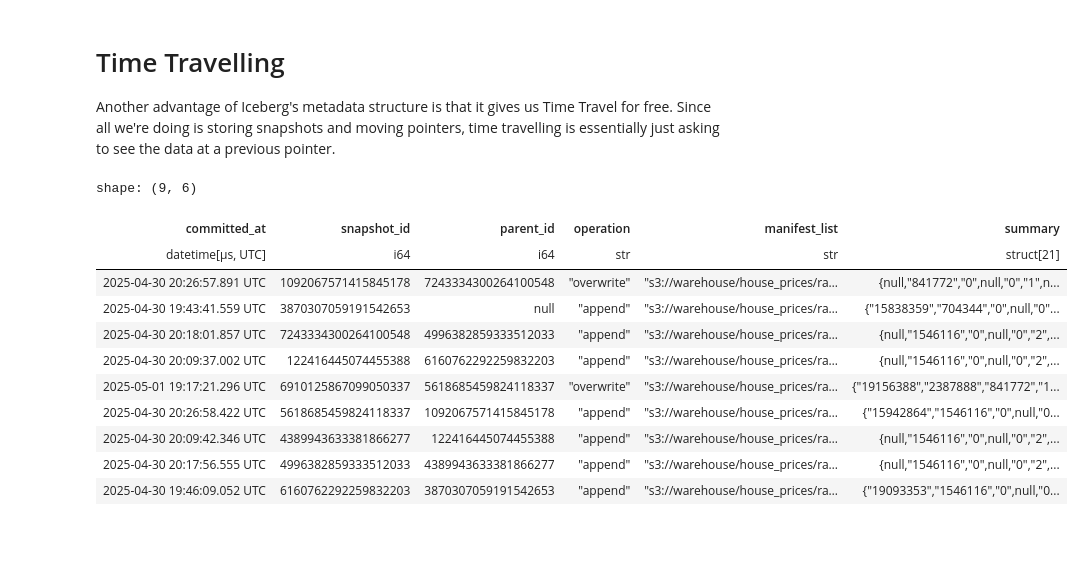
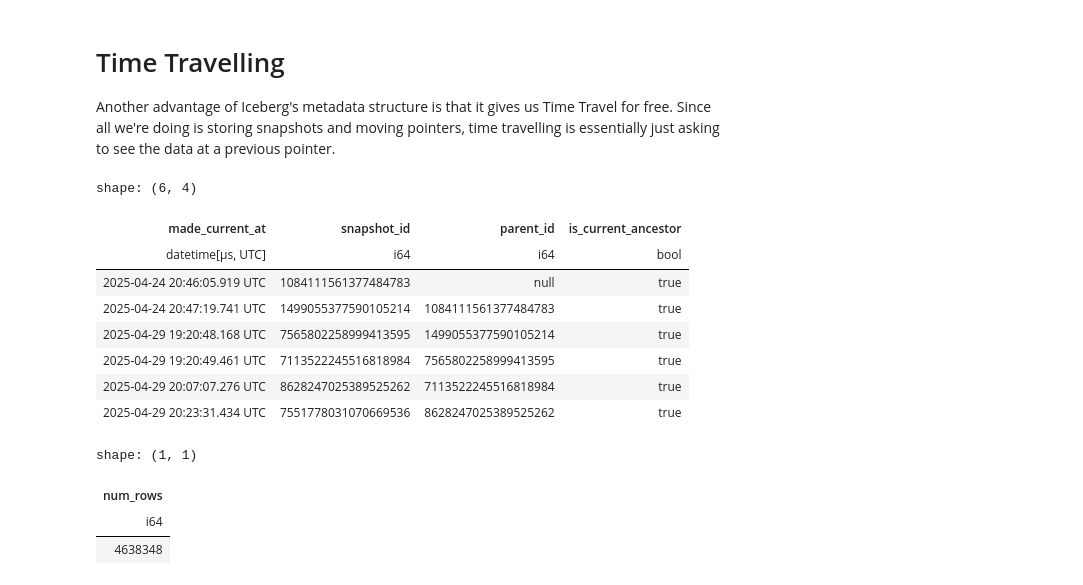
Before and after one commit to henryharbeck/pydata-london-2025-hands-on-apache-iceberg, a Jupyter notebook: notebooks/04-Time Travel.ipynb, the cells around one changed output. Drawn from its saved outputs; the diff is of its cells as text; code cells hidden in the pictures; blank space fills up the shorter version.

```diff
--- a/notebooks/04-Time Travel.ipynb
+++ b/notebooks/04-Time Travel.ipynb
@@ -8,19 +9,27 @@ import polars as pl
 # %%
 engine = sa.create_engine("trino://trino:@trino:8080/lakekeeper")
+catalog = RestCatalog("lakekeeper", uri="http://lakekeeper:8181/catalog", warehouse="lakehouse")
+house_prices_t = catalog.load_table("house_prices.raw")
+
+def query(sql) -> pl.DataFrame:
+    with engine.connect() as conn:
+        return pl.read_database(sql, conn)
 # %%
-with engine.connect() as conn:
-    df = pl.read_database('SELECT * FROM house_prices."raw$snapshots"', conn)
-df
+query('SELECT * FROM house_prices."raw$history" order by made_current_at')
 # %% [output]
-shape: (9, 6)
+shape: (6, 4)
-| committed_at | snapshot_id | parent_id | operation | manifest_list | summary |
-| datetime[μs, UTC] | i64 | i64 | str | str | struct[21] |
-| 2025-04-30 20:26:57.891 UTC | 1092067571415845178 | 7243334300264100548 | "overwrite" | "s3://warehouse/house_prices/ra… | {null,"841772","0",null,"0","1",n... |
-| 2025-04-30 19:43:41.559 UTC | 3870307059191542653 | null | "append" | "s3://warehouse/house_prices/ra… | {"15838359","704344","0",null,"0"... |
-| 2025-04-30 20:18:01.857 UTC | 7243334300264100548 | 4996382859333512033 | "append" | "s3://warehouse/house_prices/ra… | {null,"1546116","0",null,"0","2",... |
-| 2025-04-30 20:09:37.002 UTC | 122416445074455388 | 6160762292259832203 | "append" | "s3://warehouse/house_prices/ra… | {null,"1546116","0",null,"0","2",... |
-| 2025-05-01 19:17:21.296 UTC | 6910125867099050337 | 5618685459824118337 | "overwrite" | "s3://warehouse/house_prices/ra… | {"19156388","2387888","841772","1... |
-| 2025-04-30 20:26:58.422 UTC | 5618685459824118337 | 1092067571415845178 | "append" | "s3://warehouse/house_prices/ra… | {"15942864","1546116","0",null,"0... |
-| 2025-04-30 20:09:42.346 UTC | 4389943633381866277 | 122416445074455388 | "append" | "s3://warehouse/house_prices/ra… | {null,"1546116","0",null,"0","2",... |
-| 2025-04-30 20:17:56.555 UTC | 4996382859333512033 | 4389943633381866277 | "append" | "s3://warehouse/house_prices/ra… | {null,"1546116","0",null,"0","2",... |
-| 2025-04-30 19:46:09.052 UTC | 6160762292259832203 | 3870307059191542653 | "append" | "s3://warehouse/house_prices/ra… | {"19093353","1546116","0",null,"0... |
+| made_current_at | snapshot_id | parent_id | is_current_ancestor |
+| datetime[μs, UTC] | i64 | i64 | bool |
+| 2025-04-24 20:46:05.919 UTC | 1084111561377484783 | null | true |
+| 2025-04-24 20:47:19.741 UTC | 1499055377590105214 | 1084111561377484783 | true |
+| 2025-04-29 19:20:48.168 UTC | 7565802258999413595 | 1499055377590105214 | true |
+| 2025-04-29 19:20:49.461 UTC | 7113522245516818984 | 7565802258999413595 | true |
+| 2025-04-29 20:07:07.276 UTC | 8628247025389525262 | 7113522245516818984 | true |
+| 2025-04-29 20:23:31.434 UTC | 7551778031070669536 | 8628247025389525262 | true |
+# %%
+query('SELECT count(transaction_id) as num_rows FROM house_prices.raw')
+# %% [output]
+shape: (1, 1)
+| num_rows |
+| i64 |
+| 4638348 |
```
Also changed, not shown: parts of 17 cells of this notebook.
